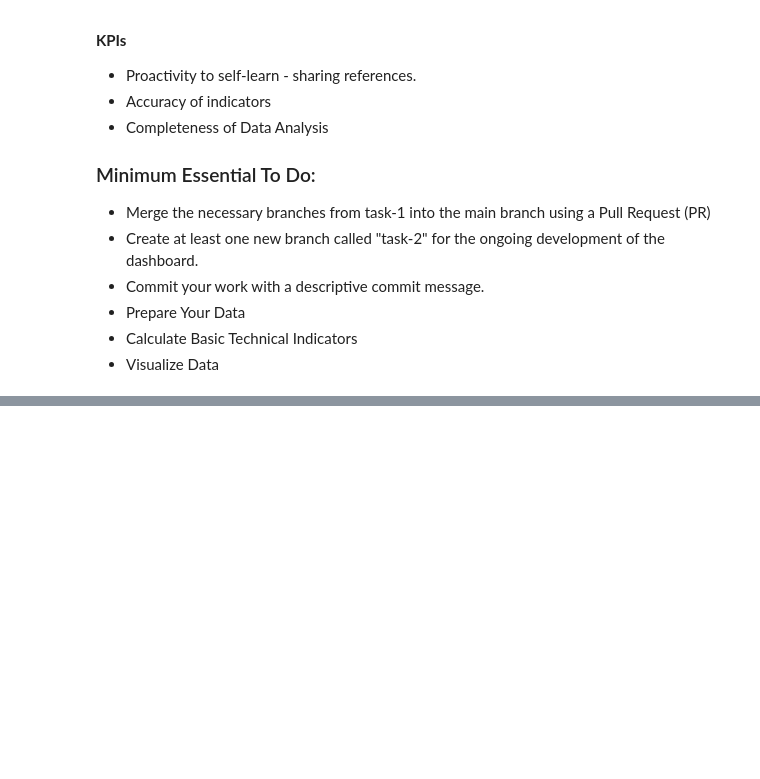
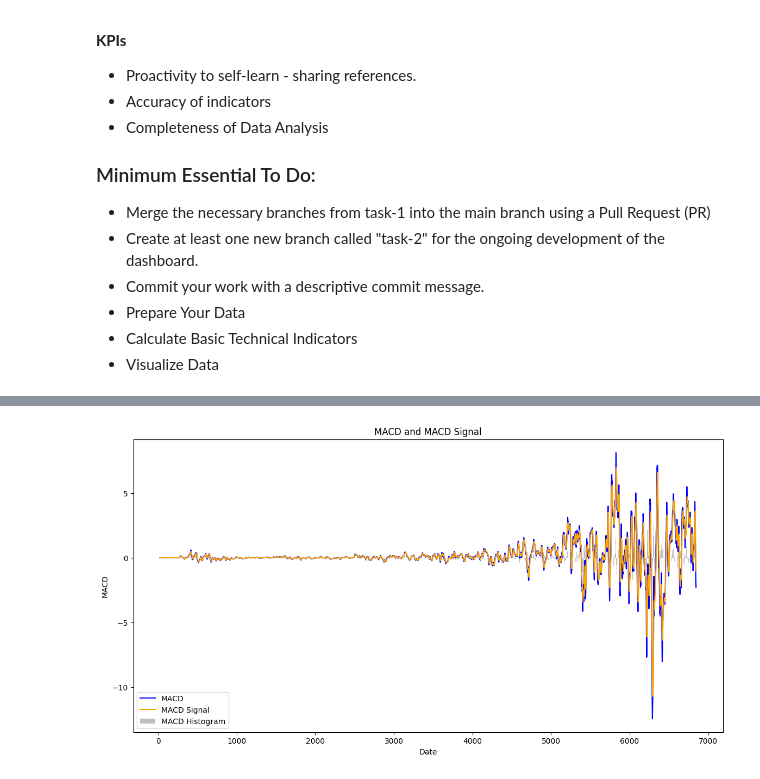
Before and after one commit to tedoaba/KAIM-W1, a Jupyter notebook: kaim-week1-task2.ipynb, the cells around one changed output, grey strips where cells are left out. Saved outputs shown, nothing was run; the diff lists cells and outputs as text; code cells hidden in the pictures; blank space fills up the shorter version.

```diff
--- a/kaim-week1-task2.ipynb
+++ b/kaim-week1-task2.ipynb
@@ -385,0 +267,14 @@ Feel free to adjust the code and analysis according to your specific needs and d
+# %%
+# Plot MACD
+plt.figure(figsize=(14, 7))
+plt.plot(data['MACD'], label='MACD', color='blue')
+plt.plot(data['MACD_signal'], label='MACD Signal', color='orange')
+plt.bar(data.index, data['MACD_hist'], label='MACD Histogram', color='grey', alpha=0.5)
+plt.title('MACD and MACD Signal')
+plt.xlabel('Date')
+plt.ylabel('MACD')
+plt.legend()
+plt.savefig('macd_signals.png')
+plt.show()
+# %% [output]
+[figure, added]
```
Also changed, not shown: parts of 22 cells of this notebook.
